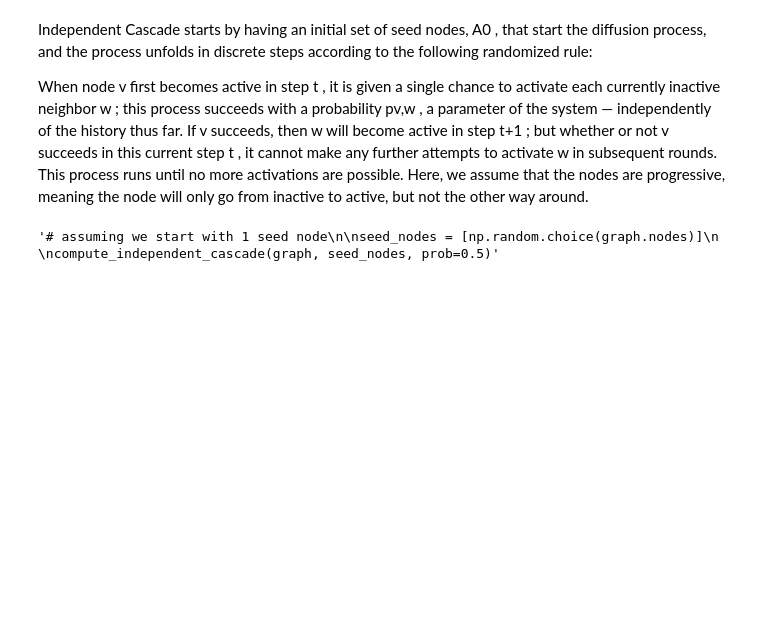
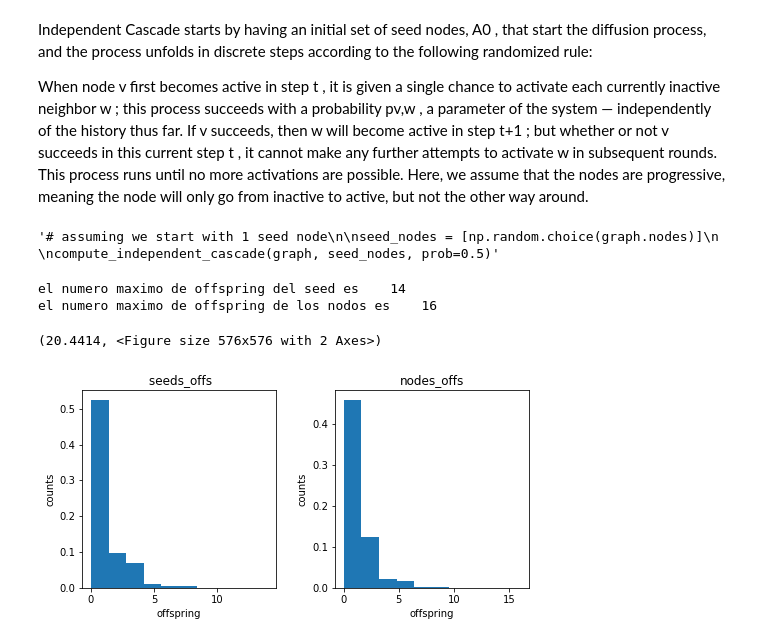
Before and after one commit to Brumargon/TFM.-, a Jupyter notebook: ICM .ipynb, the cells around one changed output. Drawn from its saved outputs; the diff is of its cells as text; code cells hidden in the pictures; blank space fills up the shorter version.

```diff
--- a/ICM .ipynb
+++ b/ICM .ipynb
@@ -233,7 +233,7 @@ Independent Cascade starts by having an initial set of seed nodes,  A0 , that st
 
 When node  v  first becomes active in step  t , it is given a single chance to activate each currently inactive neighbor  w ; this process succeeds with a probability  pv,w , a parameter of the system — independently of the history thus far. If  v  succeeds, then  w  will become active in step  t+1 ; but whether or not  v  succeeds in this current step  t , it cannot make any further attempts to activate  w  in subsequent rounds. This process runs until no more activations are possible. Here, we assume that the nodes are progressive, meaning the node will only go from inactive to active, but not the other way around.
 # %%
-def compute_independent_cascade(graph, prob, n_iters=70000):
+def compute_independent_cascade(graph, prob, n_iters=50000):
     total_spead = 0
     seeds_offs=[]
     nodes_offs=[]
@@ -258,12 +258,14 @@ def compute_independent_cascade(graph, prob, n_iters=70000):
                 neighbors = list(graph.neighbors(node))
                 success = np.random.uniform(0, 1, len(neighbors)) < prob
                 activated_nodes += list(np.extract(success, neighbors))
-
-
-            if num == 1:
-                seeds_offs.append(len(activated_nodes))
-            else:
-                nodes_offs.append(len(activated_nodes)/len(new_active))
+                if node in seed_nodes:
+                    seeds_offs.append(len(list(np.extract(success,neighbors))))
+                else:
+                    nodes_offs.append(len(list(np.extract(success,neighbors))))
+            #if num == 1:
+                #seeds_offs.append(len(activated_nodes))
+            #else:
+                #nodes_offs.append(len(activated_nodes)/len(new_active))
             # ensure the newly activated nodes doesn't already exist
             # in the final list of activated nodes before adding them
             # to the final list
@@ -323,6 +325,11 @@ compute_independent_cascade(graph, seed_nodes, prob=0.5)"""
 # %% [output]
 '# assuming we start with 1 seed node\n\nseed_nodes = [np.random.choice(graph.nodes)]\n                        \ncompute_independent_cascade(graph, seed_nodes, prob=0.5)'
 # %%
-compute_independent_cascade(graph, prob=0.3)
+compute_independent_cascade(graph, prob=0.1)
+# %% [output]
+el numero maximo de offspring del seed es    14
+el numero maximo de offspring de los nodos es    16
+(20.4414, <Figure size 576x576 with 2 Axes>)
+[figure, added]
 # %%
 max([graph.out_degree(i) for i in range(0,len(graph.out_degree()))])
```
Also changed, not shown: parts of 5 cells of this notebook.
